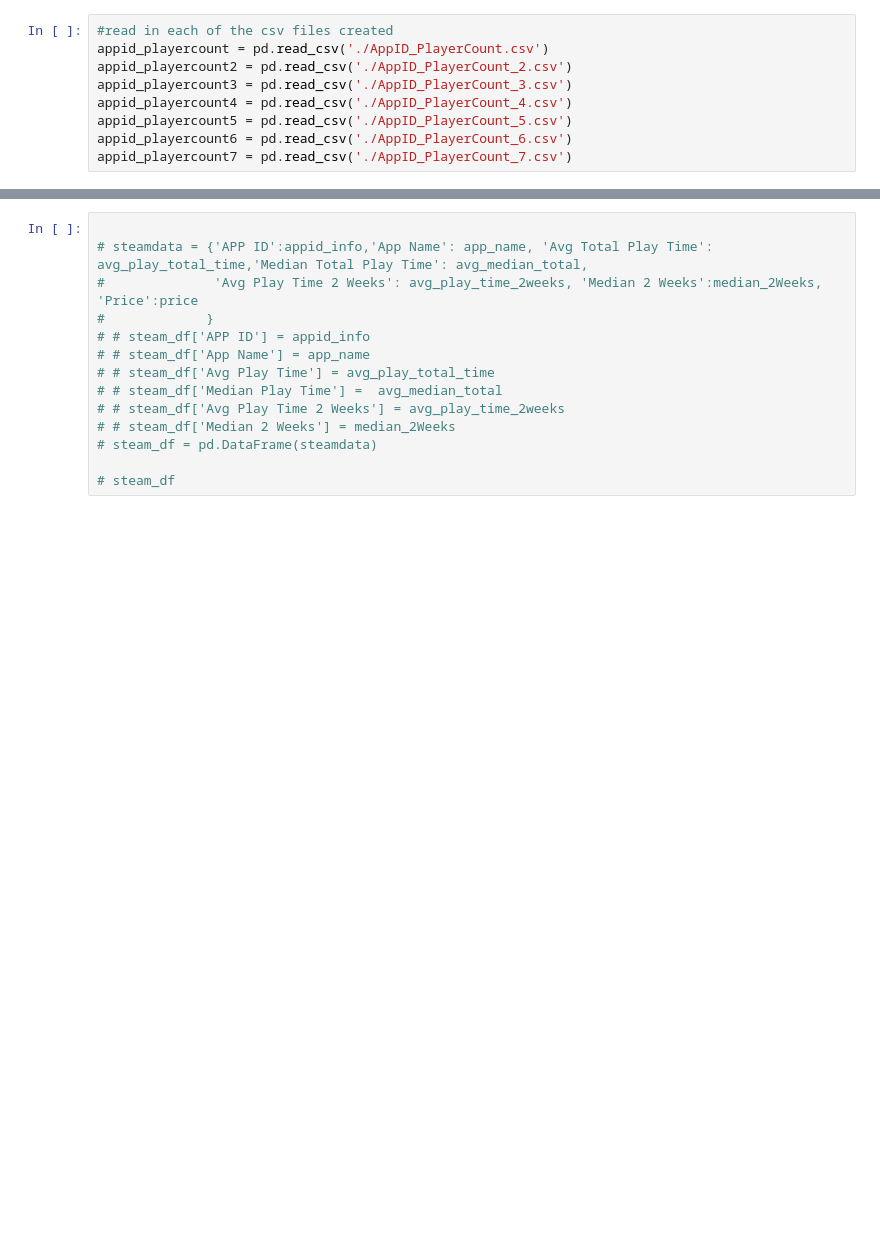
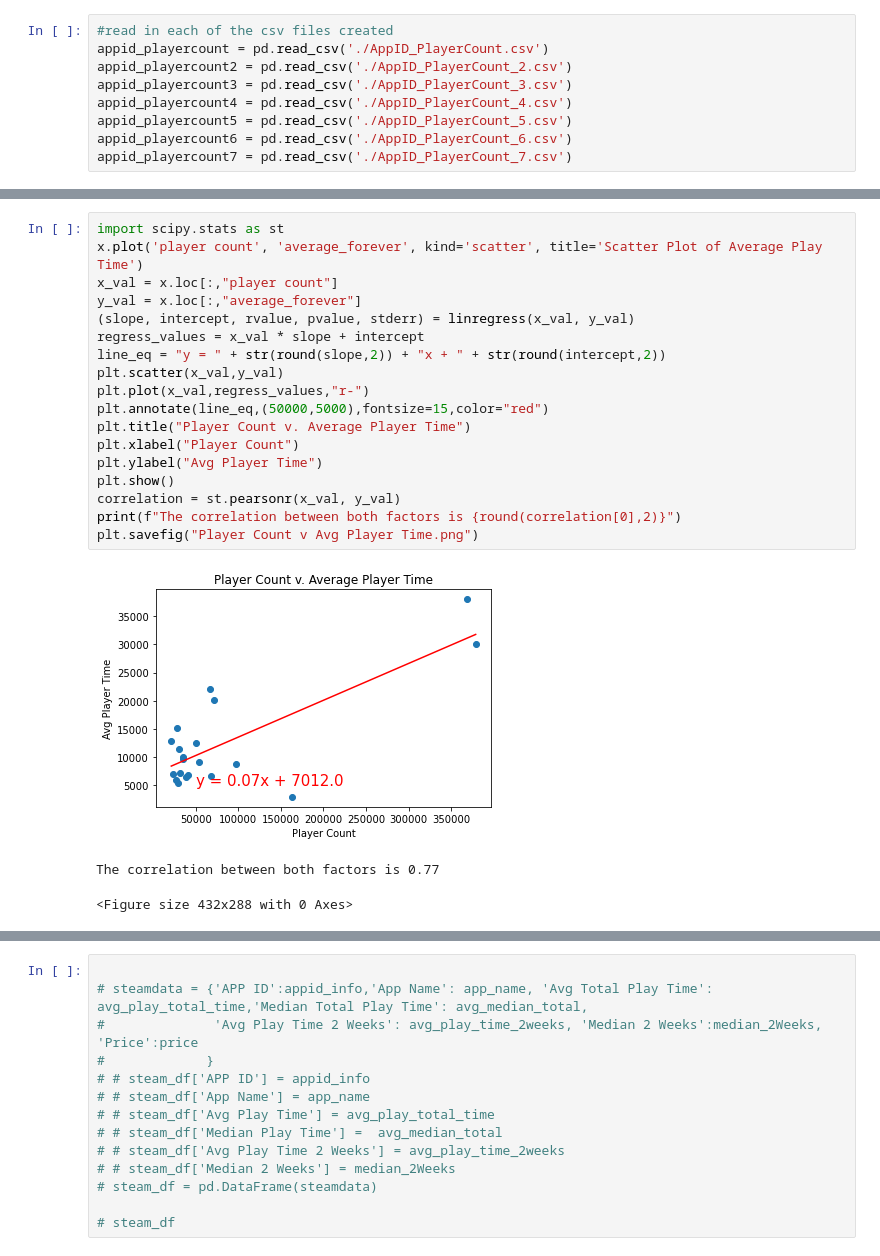
Before and after one commit to HBodden/project1, a Jupyter notebook: SEAMS.ipynb, the cells around one changed output, grey strips where cells are left out. Saved outputs shown, nothing was run; the diff lists cells and outputs as text; blank space fills up the shorter version.

```diff
--- a/SEAMS.ipynb
+++ b/SEAMS.ipynb
@@ -220,0 +198,22 @@ final_combined_df.head()
+# %%
+import scipy.stats as st
+x.plot('player count', 'average_forever', kind='scatter', title='Scatter Plot of Average Play Time')
+x_val = x.loc[:,"player count"]
+y_val = x.loc[:,"average_forever"]
+(slope, intercept, rvalue, pvalue, stderr) = linregress(x_val, y_val)
+regress_values = x_val * slope + intercept
+line_eq = "y = " + str(round(slope,2)) + "x + " + str(round(intercept,2))
+plt.scatter(x_val,y_val)
+plt.plot(x_val,regress_values,"r-")
+plt.annotate(line_eq,(50000,5000),fontsize=15,color="red")
+plt.title("Player Count v. Average Player Time")
+plt.xlabel("Player Count")
+plt.ylabel("Avg Player Time")
+plt.show()
+correlation = st.pearsonr(x_val, y_val)
+print(f"The correlation between both factors is {round(correlation[0],2)}")
+plt.savefig("Player Count v Avg Player Time.png")
+# %% [output]
+[figure, added]
+The correlation between both factors is 0.77
+<Figure size 432x288 with 0 Axes>
```
Also changed, not shown: parts of 10 cells of this notebook, 5 other files.
